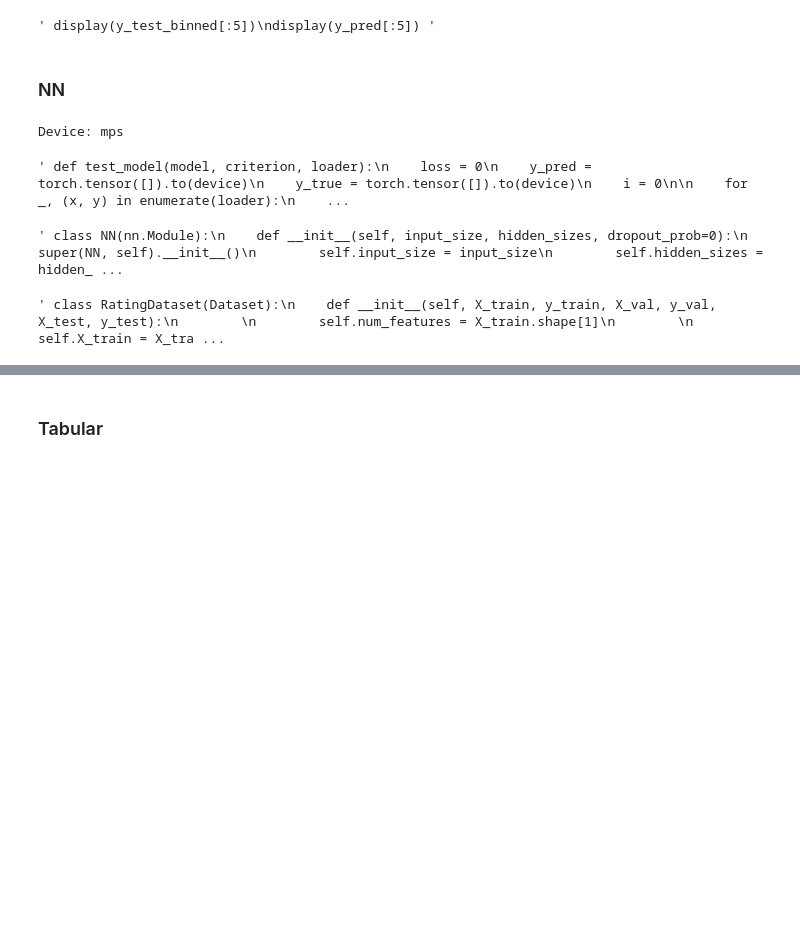
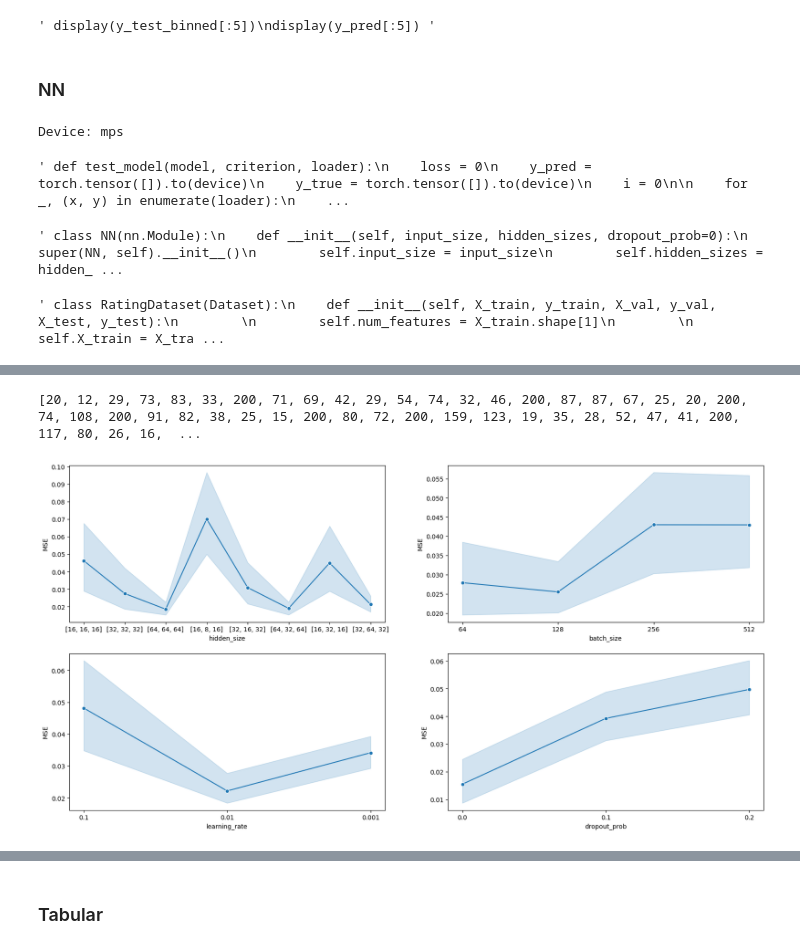
Before and after one commit to nicolopizzo/data-analytics, a Jupyter notebook: analysis.ipynb, the cells around one changed output, grey strips where cells are left out. Saved outputs shown, nothing was run; the diff lists cells and outputs as text; code cells hidden in the pictures; blank space fills up the shorter version.

```diff
--- a/analysis.ipynb
+++ b/analysis.ipynb
@@ -807,17 +807,18 @@ def train_model(model, criterion, optimizer, epochs, data_loader, val_loader, de
         if loss_val < best_loss:
             best_loss = loss_val
             best_model = copy.deepcopy(model)
+            best_epoch = epoch+1
             patience = 10
         else:
             patience = patience - 1
             if patience == 0:
-                print("\nEarly stopping")
-                return best_model
+                print("\nEarly stopping", end='')
+                return best_model, best_epoch
 
-        print("Epoch: [{}/{}], Patience: {}, Loss: {:.4f}, Val Loss: {:.4f}".format(epoch+1, epochs, patience, loss, loss_val), end='\r')
+        print("Epoch: [{}/{}],\tPatience: {},\tLoss: {:.4f},\tVal Loss: {:.4f}".format(epoch+1, epochs, patience, loss, loss_val), end='\r')
         writer.add_scalar("Loss/val", loss_val, epoch)
 
-    return best_model
+    return best_model, best_epoch
 
 
 
@@ -1063,0 +1071,35 @@ my_table.style.applymap(color_mse, subset=['mse'])
+# %%
+""" # from analysis_output.txt take epoch array where epoch is x in line "Epoch: [x/y],	Patience: z,	Loss: a,	Val Loss: b"
+analysis_output = open("analysis_output.txt", "r")
+analysis_output = analysis_output.read()
+analysis_output = analysis_output.split("\n")
+analysis_output = [x for x in analysis_output]
+
+epochs_array = []
+for line in analysis_output:
+    if line.startswith("Epoch: ["):
+        # extract x from line "Epoch: [x/y],	Patience: z,	Loss: a,	Val Loss: b"
+        line = line.split("[")[1]
+        line = line.split("/")[0]
+        line = int(line)
+        epochs_array.append(line)
+
+print(epochs_array)
+
+# add epochs array to my_table in column "num_epochs"
+my_table['num_epochs'] = epochs_array
+ """
+# %% [output]
+[20, 12, 29, 73, 83, 33, 200, 71, 69, 42, 29, 54, 74, 32, 46, 200, 87, 87, 67, 25, 20, 200, 74, 108, 200, 91, 82, 38, 25, 15, 200, 80, 72, 200, 159, 123, 19, 35, 28, 52, 47, 41, 200, 117, 80, 26, 16,  ...
+# %%
+# plot x = [hidden_size, num_epochs, batch_size, learning_rate, dropout_prob], y = MSE
+
+fig, axs = plt.subplots(nrows=2, ncols=2, figsize=(20, 10))
+sns.lineplot(x=my_table['hidden_size'].apply(lambda x: str(x)), y='MSE', data=my_table, ax=axs[0,0], marker='o')
+sns.lineplot(x=my_table['batch_size'].apply(lambda x: str(x)), y='MSE', data=my_table, ax=axs[0,1], marker='o')
+sns.lineplot(x=my_table['learning_rate'].apply(lambda x: str(x)), y='MSE', data=my_table, ax=axs[1,0], marker='o')
+sns.lineplot(x=my_table['dropout_prob'].apply(lambda x: str(x)), y='MSE', data=my_table, ax=axs[1,1], marker='o')
+
+plt.show()
+# %% [output]
+[figure, added]
```
Also changed, not shown: parts of 13 cells of this notebook, 1 other file.
